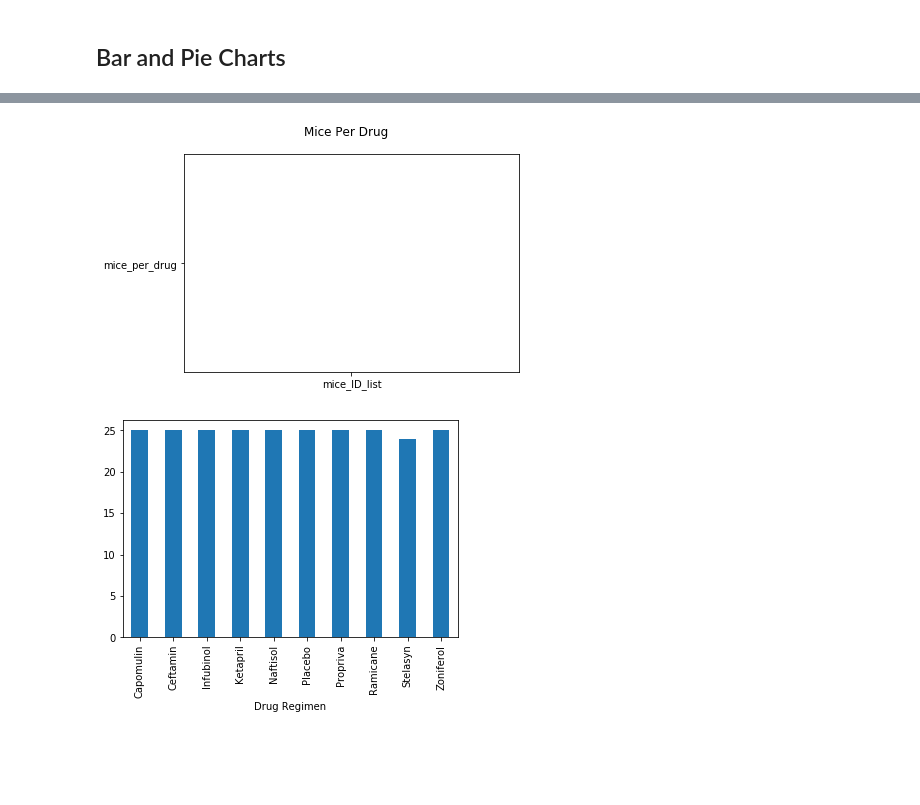
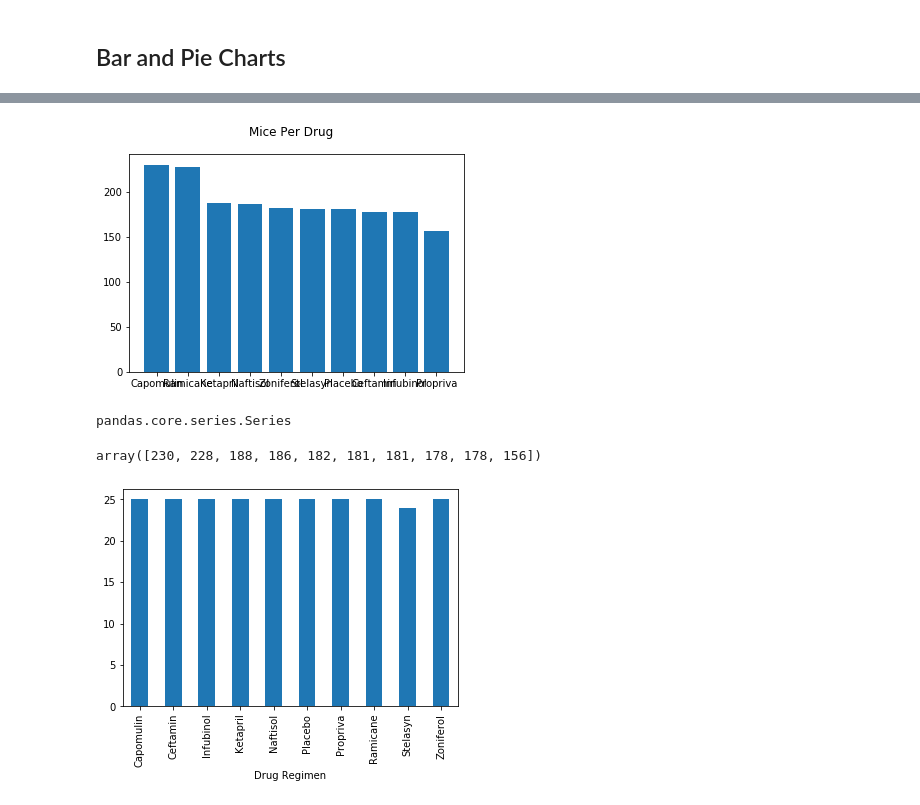
Before and after one commit to pasco27/matplotlib_homework, a Jupyter notebook: pymaceuticals_pascarella1.ipynb, the cells around one changed output, grey strips where cells are left out. Drawn from its saved outputs; the diff is of its cells as text; code cells hidden in the pictures; blank space fills up the shorter version.

```diff
--- a/pymaceuticals_pascarella1.ipynb
+++ b/pymaceuticals_pascarella1.ipynb
@@ -162,5 +188,8 @@ t_vol_stats2
 # %%
 # Generate a bar plot showing the total number of mice for each treatment throughout the course of the study using pyplot.
-regimen_count = clean_data.groupby('Drug Regimen')
-mice_ID_list = regimen_count['Drug Regimen'].unique()
-#mice_ID_list
+# regimen_count = clean_data.groupby('Drug Regimen')
+# mice_ID_list = regimen_count['Drug Regimen'].unique()
+# mice_ID_list
+
+regimen_count = clean_data['Drug Regimen'].value_counts()  ## this agg's number of partiulcar value rather than counting all the rows
+regimen_count
@@ -167,34 +208,48 @@ mice_ID_list = regimen_count['Drug Regimen'].unique()
 # %%
-mice_per_drug = regimen_count.count()['Mouse ID']
+# mice_per_drug = regimen_count.count()['Mouse ID']
 #mice_per_drug
 #type(mice_per_drug) <-- this is a series
 
 #### some useful stuff here:
 # data = {'a': np.arange(50),
 #         'c': np.random.randint(0, 50, 50),
 #         'd': np.random.randn(50)}
 # data['b'] = data['a'] + 10 * np.random.randn(50)
 # data['d'] = np.abs(data['d']) * 100
 
 # plt.scatter('a', 'b', c='c', s='d', data=data)
 # plt.xlabel('entry a')
 # plt.ylabel('entry b')
 # plt.show()
 
 
 
 
-drugs = ['mice_ID_list']
-values = ['mice_per_drug']
+
+# drugs = mice_ID_list.to_list()
+
+
+# values = mice_per_drug.to_list()
+
 
 # plt.figure(figsize=(9, 3))
 
-plt.bar(drugs, values)
-#plt.subplot(132)
+plt.bar(regimen_count.index.values, height=regimen_count.values)
+# #plt.subplot(132)
 plt.suptitle('Mice Per Drug')
 plt.show()
 # %% [output]
-[figure, old version]
+[figure, new version]
+# %%
+type(regimen_count)
+
+## df  is a bunch of series'
+# %% [output]
+pandas.core.series.Series
+# %%
+regimen_count.values
+# %% [output]
+array([230, 228, 188, 186, 182, 181, 181, 178, 178, 156])
 # %%
 clean_data.groupby('Drug Regimen')['Mouse ID'].nunique().plot(kind='bar')
 plt.show()
```
Also changed, not shown: parts of 6 cells of this notebook.
